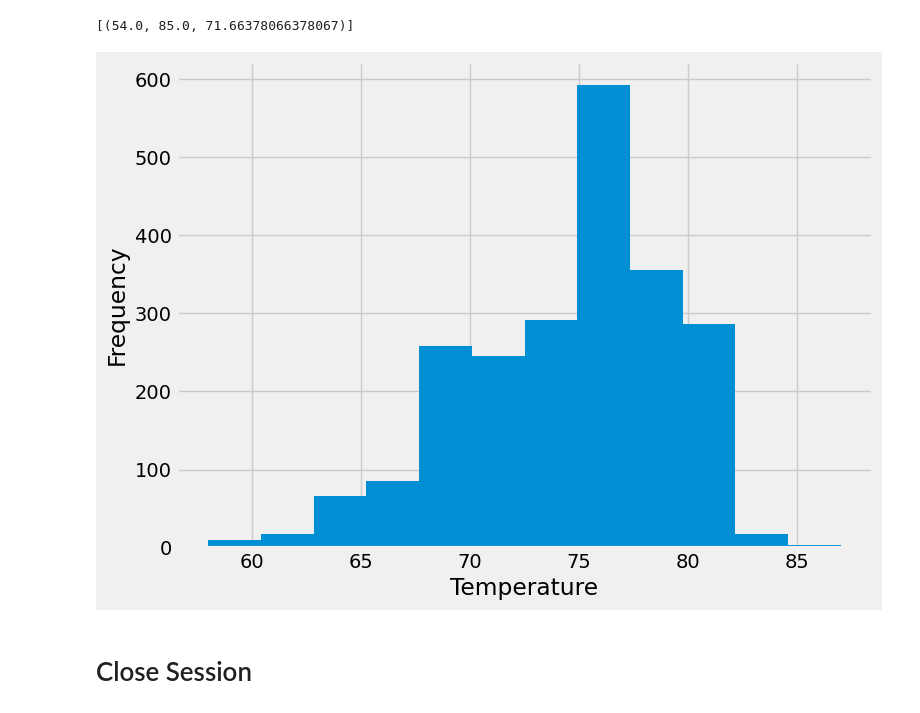
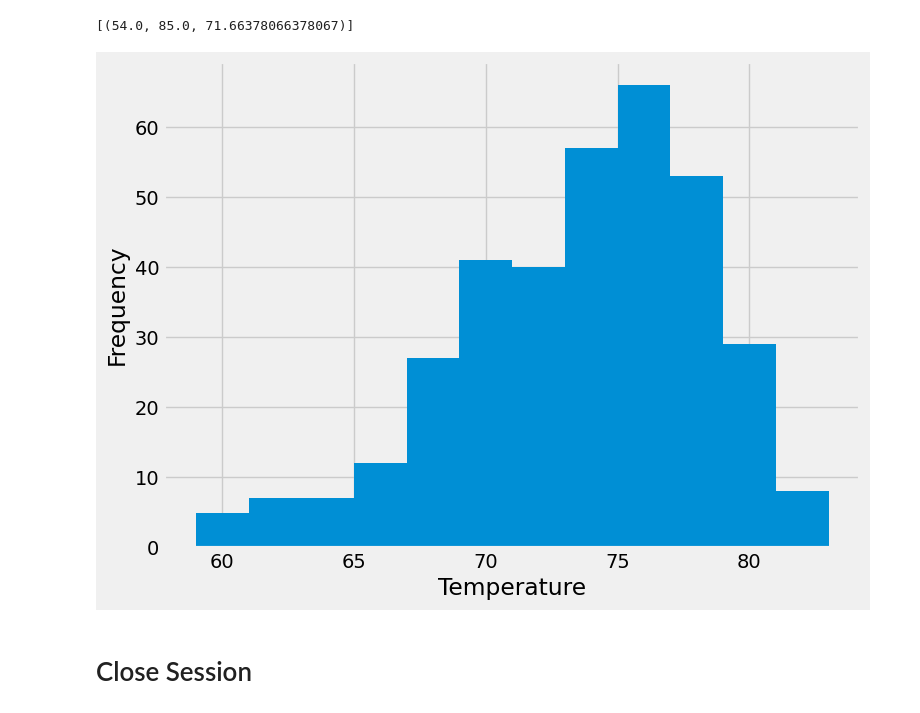
Before and after one commit to Deepika-GH/Module-10-SQLAlchemy_challenge, a Jupyter notebook: SurfsUp/climate_starter.ipynb, the cells around one changed output. Cells and saved outputs as stored; diff of their text form; code cells hidden in the pictures.

```diff
--- a/SurfsUp/climate_starter.ipynb
+++ b/SurfsUp/climate_starter.ipynb
@@ -146,21 +159,21 @@ temp_stats
 # %%
 # Using the most active station id
 # Query the last 12 months of temperature observation data for this station and plot the results as a histogram
-results = session.query(measurement.tobs).filter(measurement.date >=date_a_year_back).all()
+results = session.query(measurement.tobs).filter(measurement.date >=date_a_year_back).filter(measurement.station ==most_active_sation).all()
 
 # Extract the temperature values from the results and save it as dataframe
 temperatures_df = pd.DataFrame({"Temperature":[result[0] for result in results]})
 temperatures_df
 
 
 # Plot the results as a histogram
 plt.figure(figsize=(8, 6))
 temperatures_df['Temperature'].plot.hist(bins=12)
 plt.xlabel("Temperature")
 plt.ylabel("Frequency")
 plt.show()
 # %% [output]
-[figure, old version]
+[figure, new version]
 # %% [markdown]
 # Close Session
 # %%
```
Also changed, not shown: parts of 1 cell of this notebook, 1 other file.
